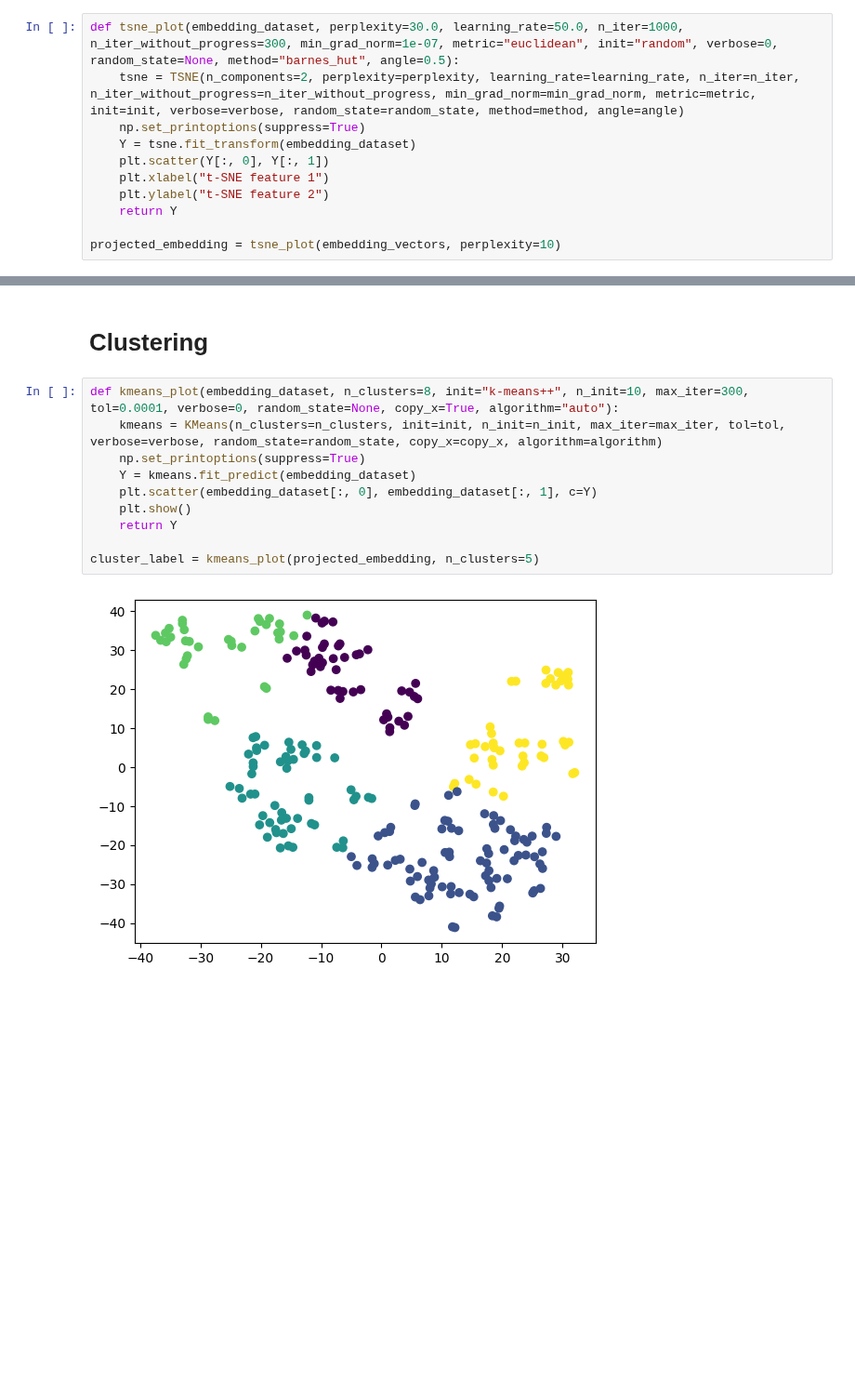
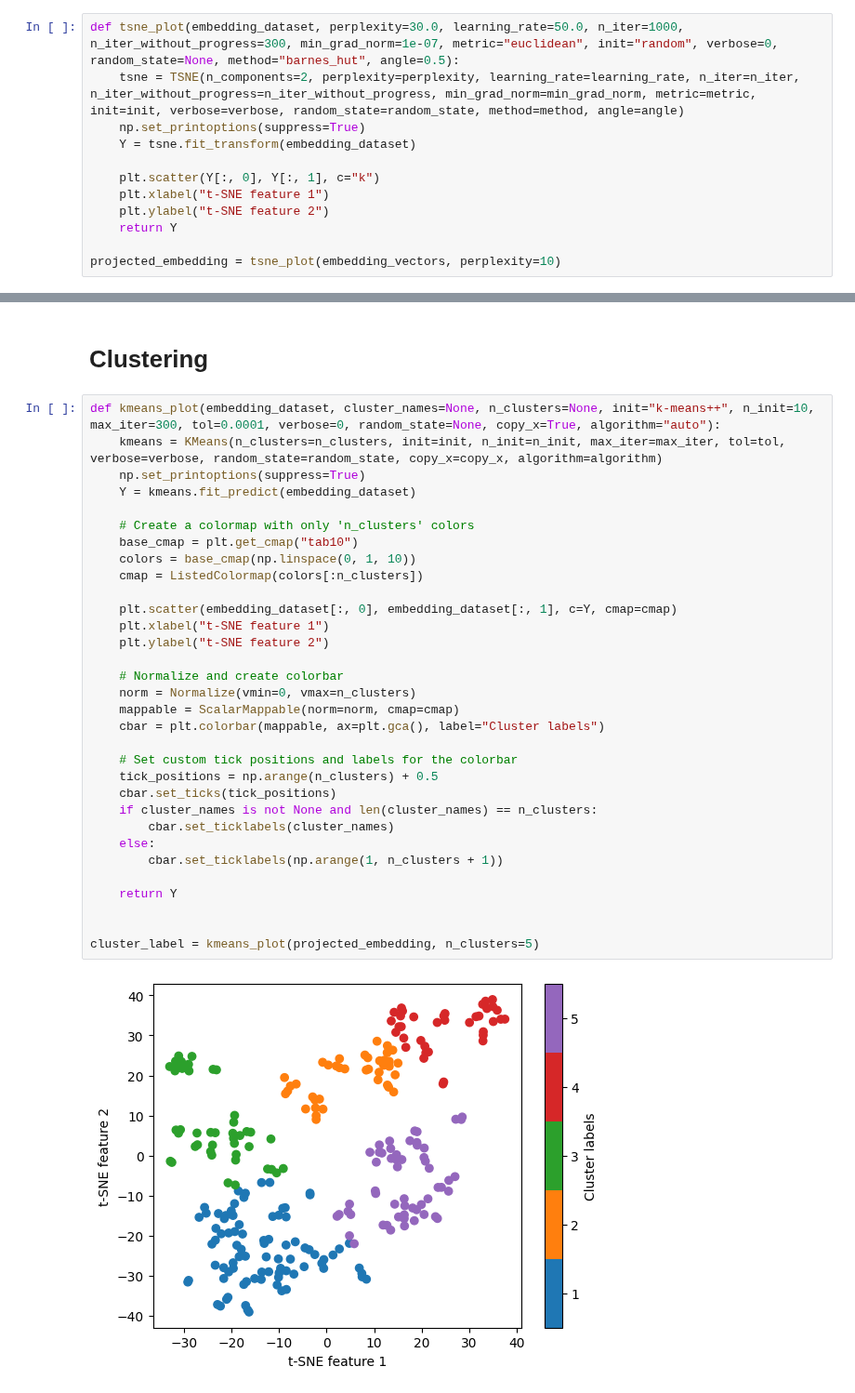
Before and after one commit to AlexandreAdam/Ai4phys_astroai_papers, a Jupyter notebook: notebooks/clustering_of_papers.ipynb, the cells around one changed output, grey strips where cells are left out. Shown at 93% size. Cells and saved outputs as stored; diff of their text form; blank space fills up the shorter version.

Commit message:
Improved the plotting of the clusters

```diff
--- a/notebooks/clustering_of_papers.ipynb
+++ b/notebooks/clustering_of_papers.ipynb
@@ -14,7 +16,8 @@ def tsne_plot(embedding_dataset, perplexity=30.0, learning_rate=50.0, n_iter=100
     tsne = TSNE(n_components=2, perplexity=perplexity, learning_rate=learning_rate, n_iter=n_iter, n_iter_without_progress=n_iter_without_progress, min_grad_norm=min_grad_norm, metric=metric, init=init, verbose=verbose, random_state=random_state, method=method, angle=angle)
     np.set_printoptions(suppress=True)
     Y = tsne.fit_transform(embedding_dataset)
-    plt.scatter(Y[:, 0], Y[:, 1])
+
+    plt.scatter(Y[:, 0], Y[:, 1], c="k")
     plt.xlabel("t-SNE feature 1")
     plt.ylabel("t-SNE feature 2")
     return Y
@@ -25,14 +28,36 @@ projected_embedding = tsne_plot(embedding_vectors, perplexity=10)
 # %% [markdown]
 # Clustering
 # %%
-def kmeans_plot(embedding_dataset, n_clusters=8, init="k-means++", n_init=10, max_iter=300, tol=0.0001, verbose=0, random_state=None, copy_x=True, algorithm="auto"):
+def kmeans_plot(embedding_dataset, cluster_names=None, n_clusters=None, init="k-means++", n_init=10, max_iter=300, tol=0.0001, verbose=0, random_state=None, copy_x=True, algorithm="auto"):
     kmeans = KMeans(n_clusters=n_clusters, init=init, n_init=n_init, max_iter=max_iter, tol=tol, verbose=verbose, random_state=random_state, copy_x=copy_x, algorithm=algorithm)
     np.set_printoptions(suppress=True)
     Y = kmeans.fit_predict(embedding_dataset)
-    plt.scatter(embedding_dataset[:, 0], embedding_dataset[:, 1], c=Y)
-    plt.show()
+
+    # Create a colormap with only 'n_clusters' colors
+    base_cmap = plt.get_cmap("tab10")
+    colors = base_cmap(np.linspace(0, 1, 10))
+    cmap = ListedColormap(colors[:n_clusters])
+
+    plt.scatter(embedding_dataset[:, 0], embedding_dataset[:, 1], c=Y, cmap=cmap)
+    plt.xlabel("t-SNE feature 1")
+    plt.ylabel("t-SNE feature 2")
+
+    # Normalize and create colorbar
+    norm = Normalize(vmin=0, vmax=n_clusters)
+    mappable = ScalarMappable(norm=norm, cmap=cmap)
+    cbar = plt.colorbar(mappable, ax=plt.gca(), label="Cluster labels")
+
+    # Set custom tick positions and labels for the colorbar
+    tick_positions = np.arange(n_clusters) + 0.5
+    cbar.set_ticks(tick_positions)
+    if cluster_names is not None and len(cluster_names) == n_clusters:
+        cbar.set_ticklabels(cluster_names)
+    else:
+        cbar.set_ticklabels(np.arange(1, n_clusters + 1))
+
     return Y
 
+
 cluster_label = kmeans_plot(projected_embedding, n_clusters=5)
 # %% [output]
-[figure, old version]
+[figure, new version]
```
Also changed, not shown: parts of 2 cells of this notebook.
